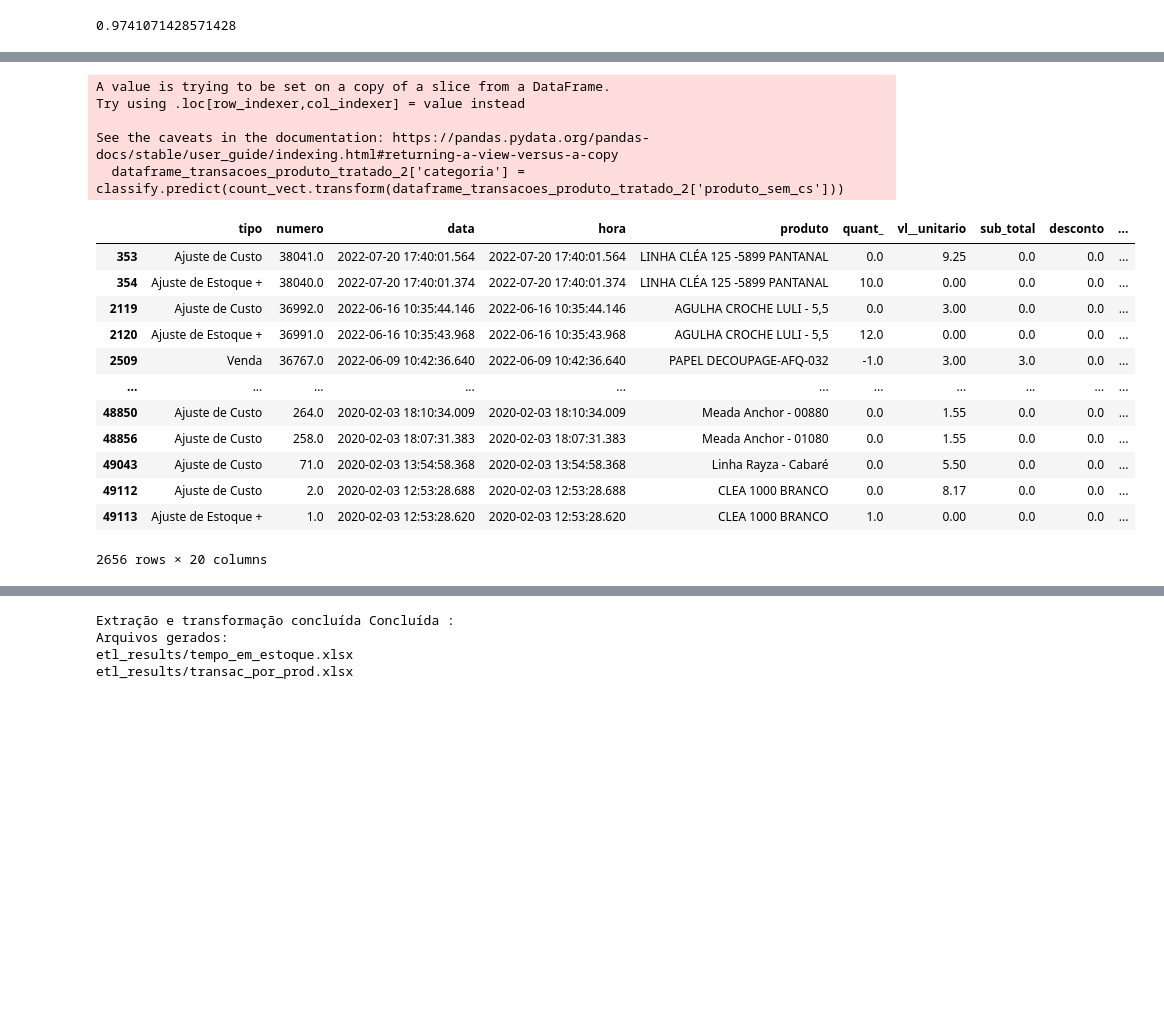
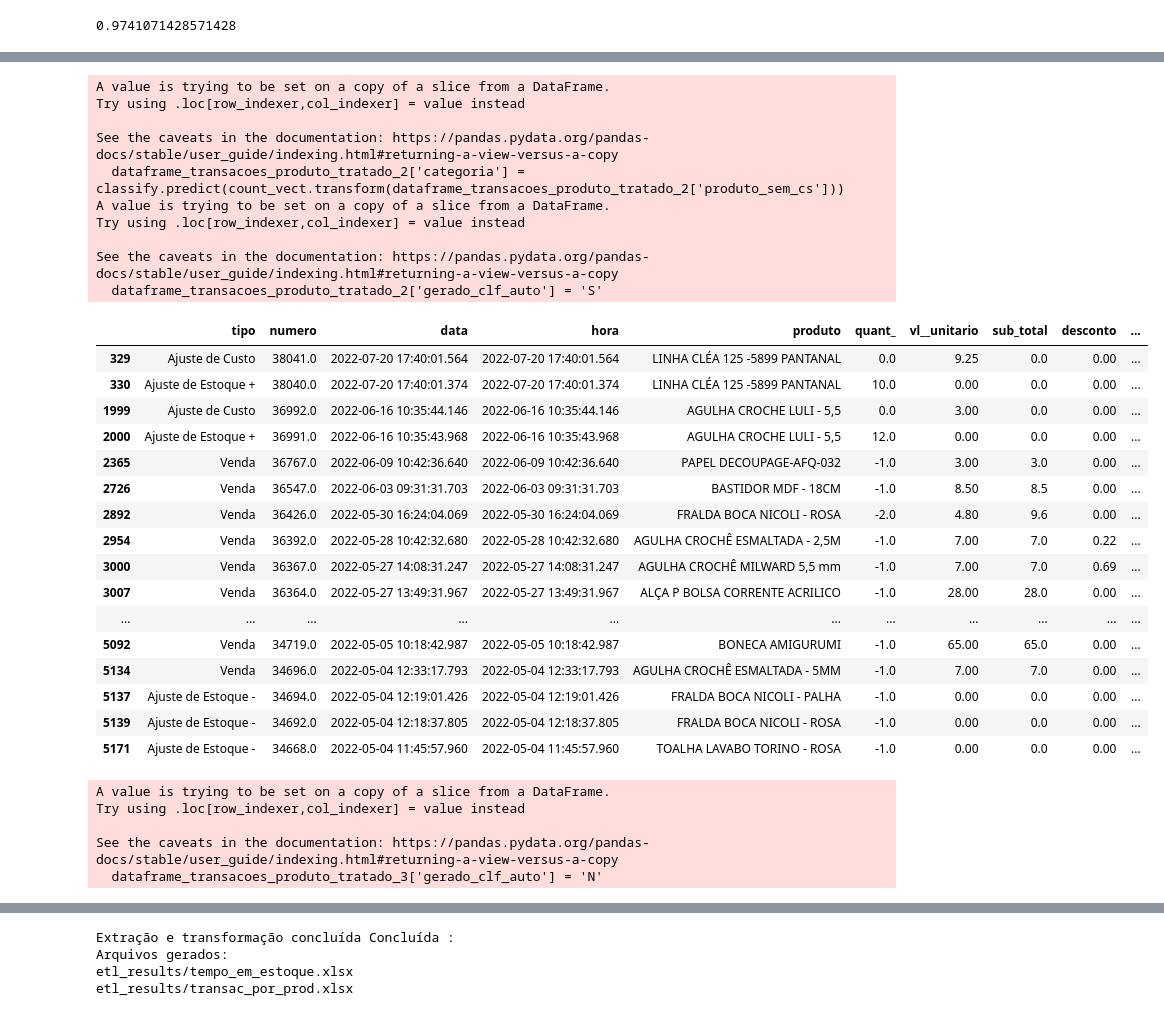
Before and after one commit to donbigode/Timeseries-prediction-model, a Jupyter notebook: Analysis/ETL.ipynb, the cells around one changed output, grey strips where cells are left out. Drawn from its saved outputs; the diff is of its cells as text; code cells hidden in the pictures; blank space fills up the shorter version.

Commit message:
finalizing the Multinomial Classificator Starting the EDA applying stationarity tests

```diff
--- a/Analysis/ETL.ipynb
+++ b/Analysis/ETL.ipynb
@@ -1007,27 +1060,44 @@ accuracy_score(y_test, classify.predict(count_vect.transform(X_test)))
 # %%
 dataframe_transacoes_produto_tratado_2['categoria'] = classify.predict(count_vect.transform(dataframe_transacoes_produto_tratado_2['produto_sem_cs']))
+dataframe_transacoes_produto_tratado_2['gerado_clf_auto'] = 'S'
 # %% [output]
 A value is trying to be set on a copy of a slice from a DataFrame.
 Try using .loc[row_indexer,col_indexer] = value instead
 
 See the caveats in the documentation: https://pandas.pydata.org/pandas-docs/stable/user_guide/indexing.html#returning-a-view-versus-a-copy
   dataframe_transacoes_produto_tratado_2['categoria'] = classify.predict(count_vect.transform(dataframe_transacoes_produto_tratado_2['produto_sem_cs']))
+A value is trying to be set on a copy of a slice from a DataFrame.
+Try using .loc[row_indexer,col_indexer] = value instead
+
+See the caveats in the documentation: https://pandas.pydata.org/pandas-docs/stable/user_guide/indexing.html#returning-a-view-versus-a-copy
+  dataframe_transacoes_produto_tratado_2['gerado_clf_auto'] = 'S'
 # %%
-dataframe_transacoes_produto_tratado_2
+dataframe_transacoes_produto_tratado_2.head(50)
 # %% [output]
 |  | tipo | numero | data | hora | produto | quant_ | vl__unitario | sub_total | desconto | ... |
-| 353 | Ajuste de Custo | 38041.0 | 2022-07-20 17:40:01.564 | 2022-07-20 17:40:01.564 | LINHA CLÉA 125 -5899 PANTANAL | 0.0 | 9.25 | 0.0 | 0.0 | ... |
-| 354 | Ajuste de Estoque + | 38040.0 | 2022-07-20 17:40:01.374 | 2022-07-20 17:40:01.374 | LINHA CLÉA 125 -5899 PANTANAL | 10.0 | 0.00 | 0.0 | 0.0 | ... |
-| 2119 | Ajuste de Custo | 36992.0 | 2022-06-16 10:35:44.146 | 2022-06-16 10:35:44.146 | AGULHA CROCHE LULI - 5,5 | 0.0 | 3.00 | 0.0 | 0.0 | ... |
-| 2120 | Ajuste de Estoque + | 36991.0 | 2022-06-16 10:35:43.968 | 2022-06-16 10:35:43.968 | AGULHA CROCHE LULI - 5,5 | 12.0 | 0.00 | 0.0 | 0.0 | ... |
-| 2509 | Venda | 36767.0 | 2022-06-09 10:42:36.640 | 2022-06-09 10:42:36.640 | PAPEL DECOUPAGE-AFQ-032 | -1.0 | 3.00 | 3.0 | 0.0 | ... |
+| 329 | Ajuste de Custo | 38041.0 | 2022-07-20 17:40:01.564 | 2022-07-20 17:40:01.564 | LINHA CLÉA 125 -5899 PANTANAL | 0.0 | 9.25 | 0.0 | 0.00 | ... |
+| 330 | Ajuste de Estoque + | 38040.0 | 2022-07-20 17:40:01.374 | 2022-07-20 17:40:01.374 | LINHA CLÉA 125 -5899 PANTANAL | 10.0 | 0.00 | 0.0 | 0.00 | ... |
+| 1999 | Ajuste de Custo | 36992.0 | 2022-06-16 10:35:44.146 | 2022-06-16 10:35:44.146 | AGULHA CROCHE LULI - 5,5 | 0.0 | 3.00 | 0.0 | 0.00 | ... |
+| 2000 | Ajuste de Estoque + | 36991.0 | 2022-06-16 10:35:43.968 | 2022-06-16 10:35:43.968 | AGULHA CROCHE LULI - 5,5 | 12.0 | 0.00 | 0.0 | 0.00 | ... |
+| 2365 | Venda | 36767.0 | 2022-06-09 10:42:36.640 | 2022-06-09 10:42:36.640 | PAPEL DECOUPAGE-AFQ-032 | -1.0 | 3.00 | 3.0 | 0.00 | ... |
+| 2726 | Venda | 36547.0 | 2022-06-03 09:31:31.703 | 2022-06-03 09:31:31.703 | BASTIDOR MDF - 18CM | -1.0 | 8.50 | 8.5 | 0.00 | ... |
+| 2892 | Venda | 36426.0 | 2022-05-30 16:24:04.069 | 2022-05-30 16:24:04.069 | FRALDA BOCA NICOLI - ROSA | -2.0 | 4.80 | 9.6 | 0.00 | ... |
+| 2954 | Venda | 36392.0 | 2022-05-28 10:42:32.680 | 2022-05-28 10:42:32.680 | AGULHA CROCHÊ ESMALTADA - 2,5M | -1.0 | 7.00 | 7.0 | 0.22 | ... |
+| 3000 | Venda | 36367.0 | 2022-05-27 14:08:31.247 | 2022-05-27 14:08:31.247 | AGULHA CROCHÊ MILWARD 5,5 mm | -1.0 | 7.00 | 7.0 | 0.69 | ... |
+| 3007 | Venda | 36364.0 | 2022-05-27 13:49:31.967 | 2022-05-27 13:49:31.967 | ALÇA P BOLSA CORRENTE ACRILICO | -1.0 | 28.00 | 28.0 | 0.00 | ... |
 | ... | ... | ... | ... | ... | ... | ... | ... | ... | ... | ... |
-| 48850 | Ajuste de Custo | 264.0 | 2020-02-03 18:10:34.009 | 2020-02-03 18:10:34.009 | Meada Anchor - 00880 | 0.0 | 1.55 | 0.0 | 0.0 | ... |
-| 48856 | Ajuste de Custo | 258.0 | 2020-02-03 18:07:31.383 | 2020-02-03 18:07:31.383 | Meada Anchor - 01080 | 0.0 | 1.55 | 0.0 | 0.0 | ... |
-| 49043 | Ajuste de Custo | 71.0 | 2020-02-03 13:54:58.368 | 2020-02-03 13:54:58.368 | Linha Rayza - Cabaré | 0.0 | 5.50 | 0.0 | 0.0 | ... |
-| 49112 | Ajuste de Custo | 2.0 | 2020-02-03 12:53:28.688 | 2020-02-03 12:53:28.688 | CLEA 1000 BRANCO | 0.0 | 8.17 | 0.0 | 0.0 | ... |
-| 49113 | Ajuste de Estoque + | 1.0 | 2020-02-03 12:53:28.620 | 2020-02-03 12:53:28.620 | CLEA 1000 BRANCO | 1.0 | 0.00 | 0.0 | 0.0 | ... |
+| 5092 | Venda | 34719.0 | 2022-05-05 10:18:42.987 | 2022-05-05 10:18:42.987 | BONECA AMIGURUMI | -1.0 | 65.00 | 65.0 | 0.00 | ... |
+| 5134 | Venda | 34696.0 | 2022-05-04 12:33:17.793 | 2022-05-04 12:33:17.793 | AGULHA CROCHÊ ESMALTADA - 5MM | -1.0 | 7.00 | 7.0 | 0.00 | ... |
+| 5137 | Ajuste de Estoque - | 34694.0 | 2022-05-04 12:19:01.426 | 2022-05-04 12:19:01.426 | FRALDA BOCA NICOLI - PALHA | -1.0 | 0.00 | 0.0 | 0.00 | ... |
+| 5139 | Ajuste de Estoque - | 34692.0 | 2022-05-04 12:18:37.805 | 2022-05-04 12:18:37.805 | FRALDA BOCA NICOLI - ROSA | -1.0 | 0.00 | 0.0 | 0.00 | ... |
+| 5171 | Ajuste de Estoque - | 34668.0 | 2022-05-04 11:45:57.960 | 2022-05-04 11:45:57.960 | TOALHA LAVABO TORINO - ROSA | -1.0 | 0.00 | 0.0 | 0.00 | ... |
-2656 rows × 20 columns
 # %%
+dataframe_transacoes_produto_tratado_3['gerado_clf_auto'] = 'N'
 dataframe_transacoes_produto_tratado_final = pd.concat([dataframe_transacoes_produto_tratado_2, dataframe_transacoes_produto_tratado_3], ignore_index=True)
-dataframe_transacoes_produto_tratado_final = dataframe_transacoes_produto_tratado_final[['tipo','numero','data','hora',	'produto',	'quant_',	'vl__unitario',	'sub_total',	'desconto',	'outras_despesas',	'total','codigo','categoria']]
+dataframe_transacoes_produto_tratado_final = dataframe_transacoes_produto_tratado_final[['tipo','numero','data','hora','produto','quant_','vl__unitario','sub_total','desconto','outras_despesas','gerado_clf_auto','total','codigo','categoria']]
+# %% [output]
+A value is trying to be set on a copy of a slice from a DataFrame.
+Try using .loc[row_indexer,col_indexer] = value instead
+
+See the caveats in the documentation: https://pandas.pydata.org/pandas-docs/stable/user_guide/indexing.html#returning-a-view-versus-a-copy
+  dataframe_transacoes_produto_tratado_3['gerado_clf_auto'] = 'N'
```
Also changed, not shown: parts of 17 cells of this notebook, 2 other files.
